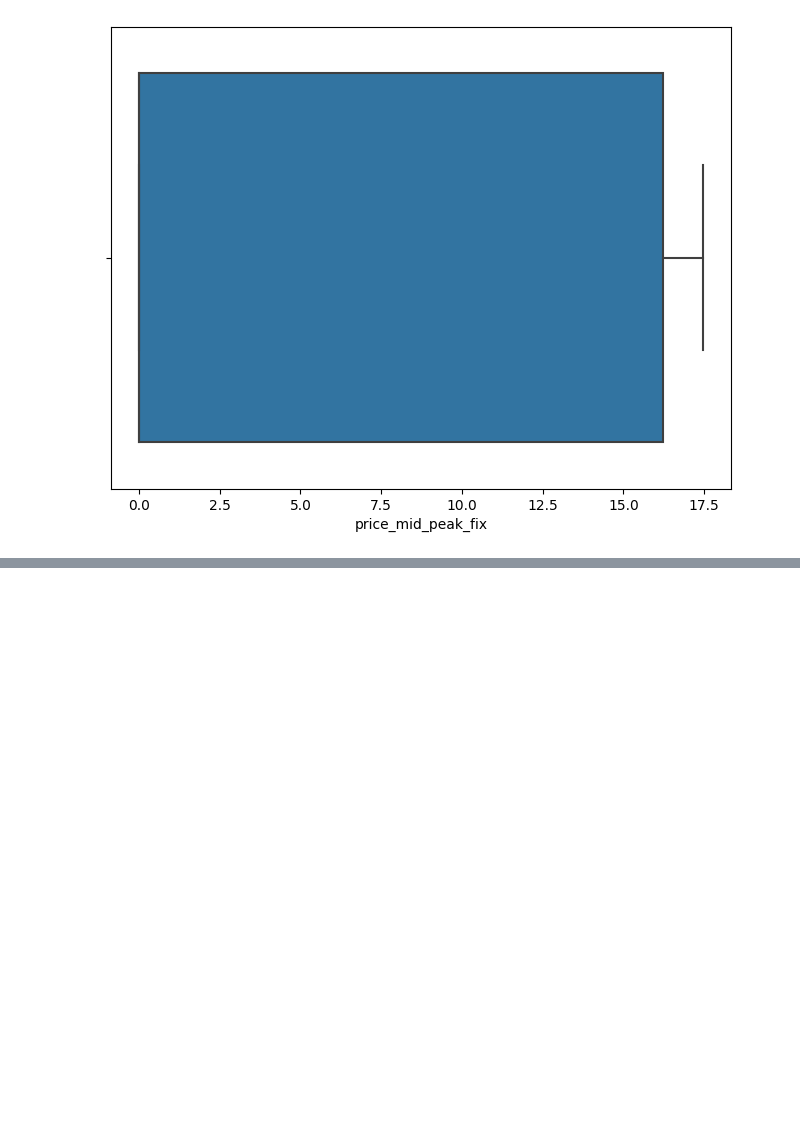
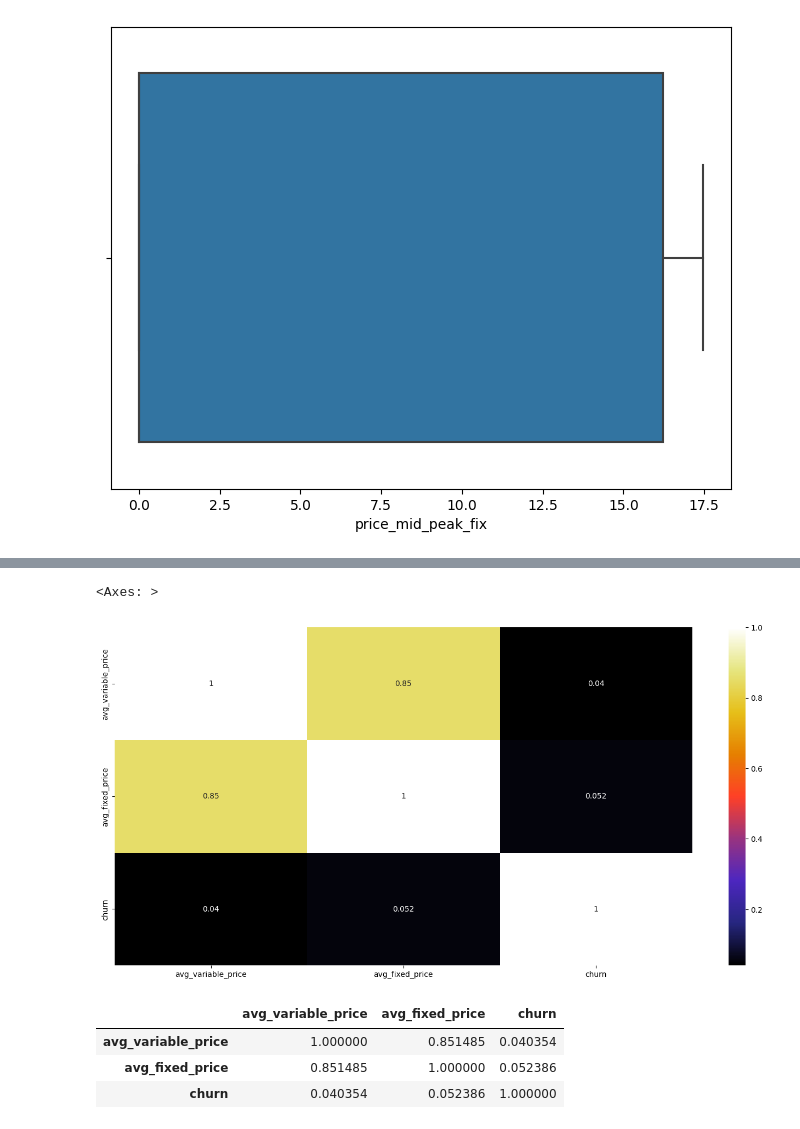
Before and after one commit to pi-mishra/BCG-Data-science-and-analytics-internship, a Jupyter notebook: BCG.ipynb, the cells around one changed output, grey strips where cells are left out. Cells and saved outputs as stored; diff of their text form; code cells hidden in the pictures; blank space fills up the shorter version.

```diff
--- a/BCG.ipynb
+++ b/BCG.ipynb
@@ -549,0 +529,2 @@ merged_df.head().transpose()
+# %%
+price_analysis = pd.merge(price_analysis, client_d[['id', 'churn']], on='id')
@@ -549,0 +540,14 @@ merged_df.head().transpose()
+# %%
+plt.figure(figsize=(17,8))
+correlation=price_analysis.corr()
+sns.heatmap(abs(correlation), annot=True, cmap="CMRmap")
+# %% [output]
+<Axes: >
+[figure, added]
+# %%
+price_analysis.corr()
+# %% [output]
+|  | avg_variable_price | avg_fixed_price | churn |
+| avg_variable_price | 1.000000 | 0.851485 | 0.040354 |
+| avg_fixed_price | 0.851485 | 1.000000 | 0.052386 |
+| churn | 0.040354 | 0.052386 | 1.000000 |
```
Also changed, not shown: parts of 8 cells of this notebook.
